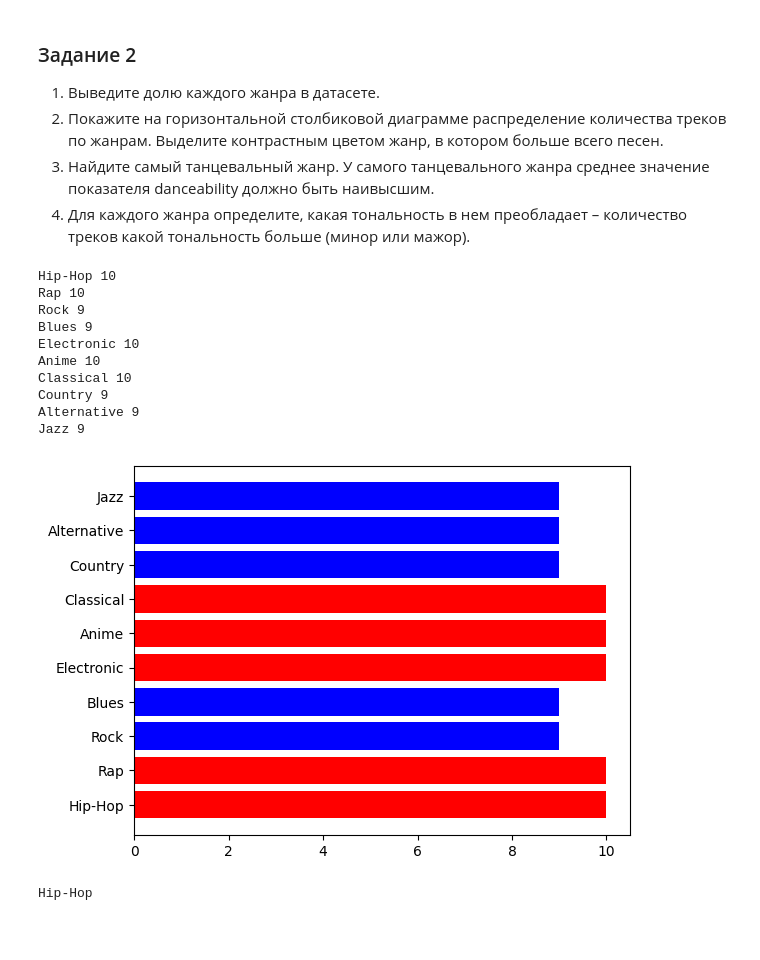
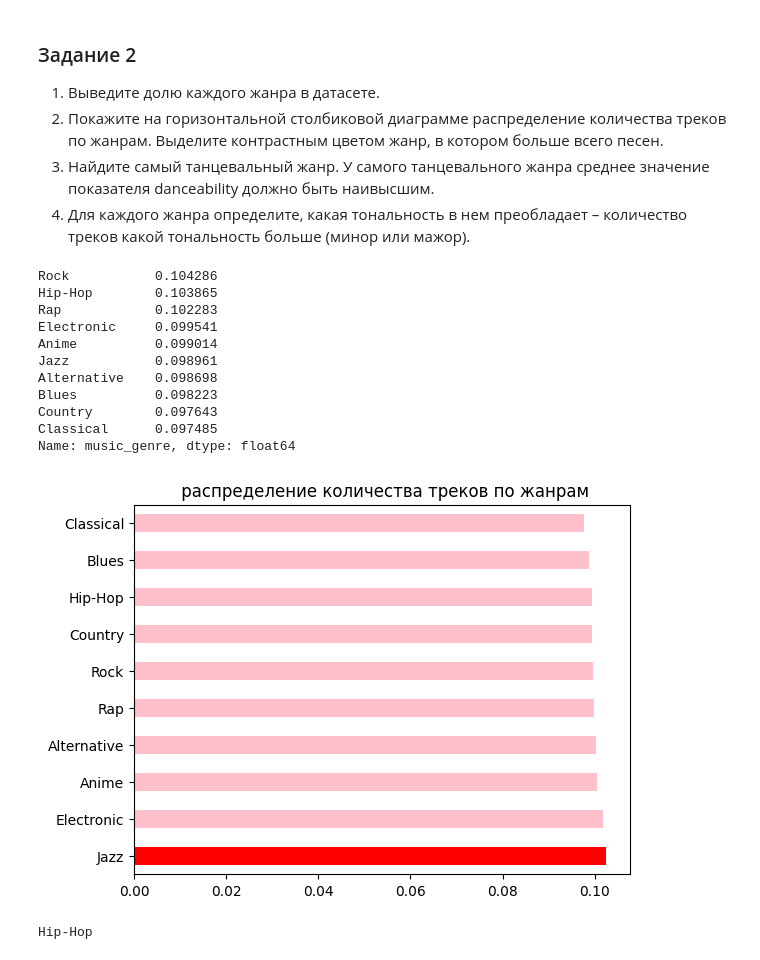
Before and after one commit to Daria13-gif/cs102, a Jupyter notebook: Копия_блокнота_"Практическая_работа_6_22_23_ipynb".ipynb, the cells around one changed output. Drawn from its saved outputs; the diff is of its cells as text; code cells hidden in the pictures; blank space fills up the shorter version.

```diff
--- a/Копия_блокнота_"Практическая_работа_6_22_23_ipynb".ipynb
+++ b/Копия_блокнота_"Практическая_работа_6_22_23_ipynb".ipynb
@@ -89,42 +89,44 @@ list_genre = (df.music_genre.unique())[:-1] # в дф обращаемся к с
 
 
 # 1. Выведите долю каждого жанра в датасете.
-dict_music_genre = {}
-for i in list_genre:
-    # идем по всем i в списке и считаем количество строк с данным значением
-    dict_music_genre[i] = len(df.loc[df["music_genre"] == i]) // 200
-for i in dict_music_genre:
-    print(i, dict_music_genre[i])
+df = pd.read_csv('music_genre.csv')
+df = df.sample(n = 20000)
+df = df.drop_duplicates()
+df = df[(df.artist_name != 'empty_field')]
+
+df = df['music_genre'].value_counts(normalize=True)
+df
 # %% [output]
-Hip-Hop 10
-Rap 10
-Rock 9
-Blues 9
-Electronic 10
-Anime 10
-Classical 10
-Country 9
-Alternative 9
-Jazz 9
+Rock           0.104286
+Hip-Hop        0.103865
+Rap            0.102283
+Electronic     0.099541
+Anime          0.099014
+Jazz           0.098961
+Alternative    0.098698
+Blues          0.098223
+Country        0.097643
+Classical      0.097485
+Name: music_genre, dtype: float64
-# %%
-# 2. Покажите на горизонтальной столбиковой диаграмме распределение количества треков по жанрам.
-# Выделите контрастным цветом жанр, в котором больше всего песен.
-x = list_genre
-y = dict_music_genre.values()
-m = max(y)
-colors = []
-for i in y:
-    if i == m:
-        colors.append('r')
-    else:
-        colors.append('b')
-
-# указываем тип диаграммы и подаем ей данные - название данных(х) и второре значение(у),
-# передаем цвета
-plt.barh(x, y, color=colors)
-plt.show()
-# %% [output]
-[figure, removed]
+# %%
+# 2. Покажите на горизонтальной столбиковой диаграмме распределение количества треков по жанрам.
+# Выделите контрастным цветом жанр, в котором больше всего песен.
+
+# из предыдущего задания
+df = pd.read_csv('music_genre.csv')
+df = df.sample(n = 20000)
+df = df.drop_duplicates()
+df = df[(df.artist_name != 'empty_field')]
+
+df = df['music_genre'].value_counts(normalize=True)
+df
+
+# распределение количества треков по жанрам
+
+df = df.plot.barh(x='music_genre', y='Number_of_People',
+             title=' распределение количества треков по жанрам', color=['red', 'pink', 'pink', 'pink', 'pink', 'pink', 'pink', 'pink', 'pink', 'pink'])
+# %% [output]
+[figure, added]
 # %%
 # 3. Найдите самый танцевальный жанр. У самого танцевального жанра среднее
 # значение показателя danceability должно быть наивысшим.
```
Also changed, not shown: parts of 2 cells of this notebook.
